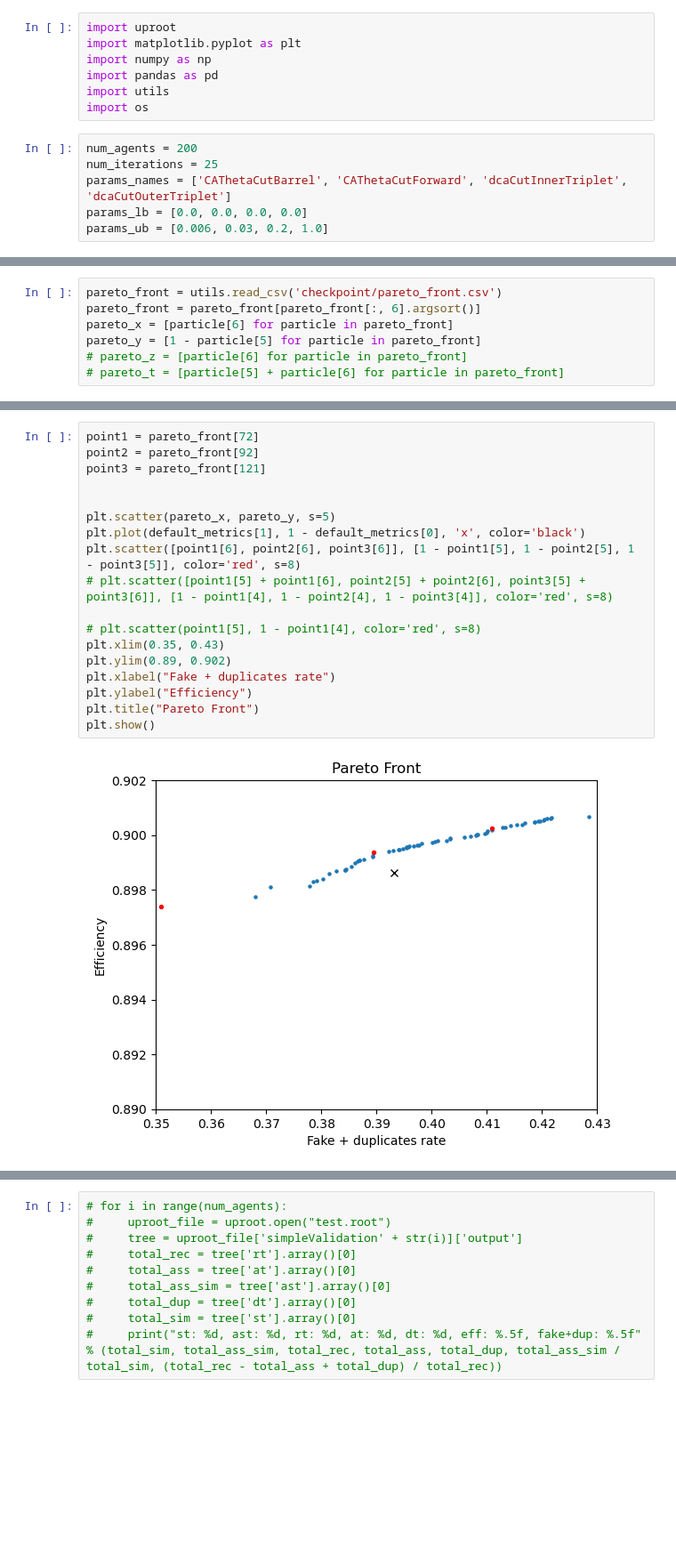
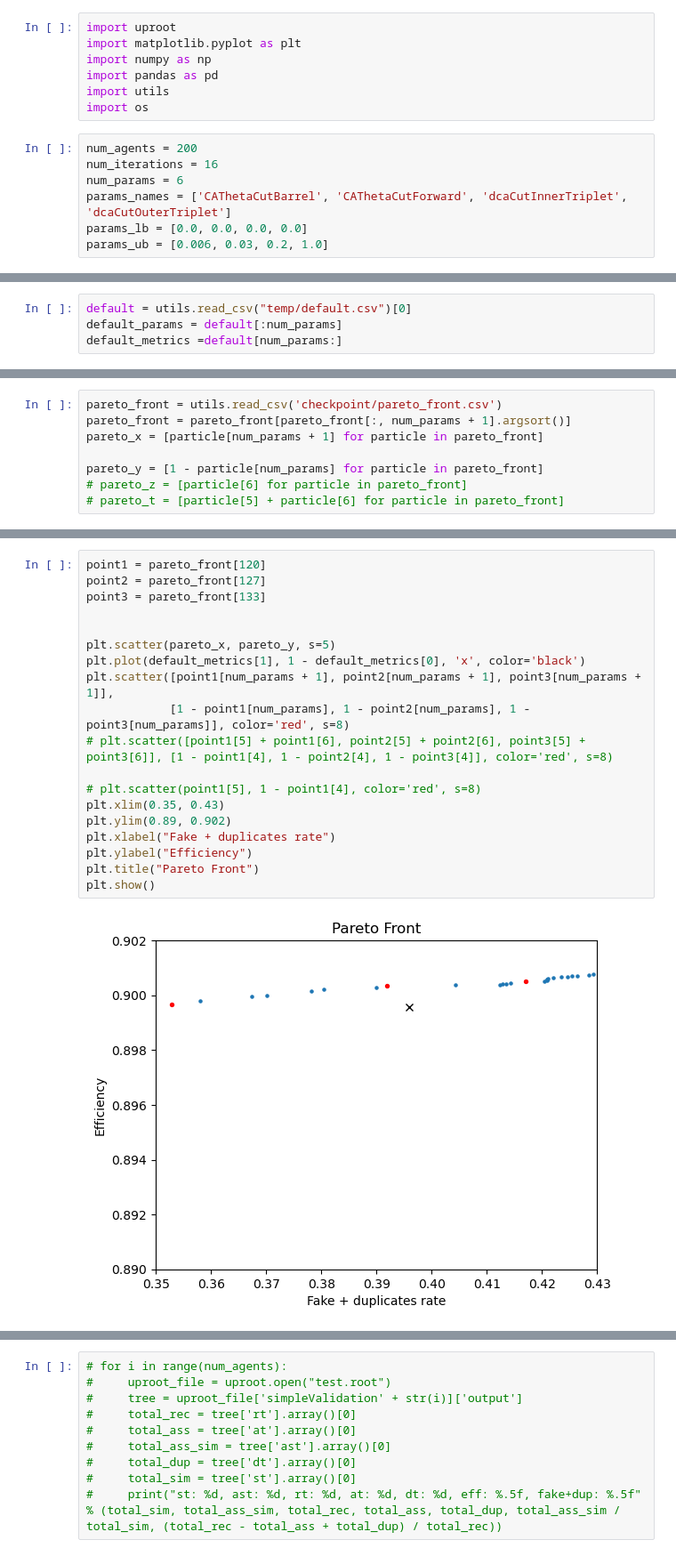
Before and after one commit to lguzzi/CA-parameter-tuning, a Jupyter notebook: plotting.ipynb, the cells around one changed output, grey strips where cells are left out. Shown at 89% size. Drawn from its saved outputs; the diff is of its cells as text; blank space fills up the shorter version.

```diff
--- a/plotting.ipynb
+++ b/plotting.ipynb
@@ -7,7 +7,8 @@ import utils
 import os
 # %%
 num_agents = 200
-num_iterations = 25
+num_iterations = 16
+num_params = 6
 params_names = ['CAThetaCutBarrel', 'CAThetaCutForward', 'dcaCutInnerTriplet', 'dcaCutOuterTriplet']
 params_lb = [0.0, 0.0, 0.0, 0.0]
 params_ub = [0.006, 0.03, 0.2, 1.0]
@@ -17 +15,5 @@ default_metrics = utils.read_csv("temp/default.csv")[0][5:]
+# %%
+default = utils.read_csv("temp/default.csv")[0]
+default_params = default[:num_params]
+default_metrics =default[num_params:]
 # %%
@@ -78,8 +45,9 @@ ani.save('history/params.gif', writer='pillow')
 # %%
 pareto_front = utils.read_csv('checkpoint/pareto_front.csv')
-pareto_front = pareto_front[pareto_front[:, 6].argsort()]
-pareto_x = [particle[6] for particle in pareto_front]
-pareto_y = [1 - particle[5] for particle in pareto_front]
+pareto_front = pareto_front[pareto_front[:, num_params + 1].argsort()]
+pareto_x = [particle[num_params + 1] for particle in pareto_front]
+
+pareto_y = [1 - particle[num_params] for particle in pareto_front]
 # pareto_z = [particle[6] for particle in pareto_front]
 # pareto_t = [particle[5] + particle[6] for particle in pareto_front]
 # %%
@@ -89,21 +57,22 @@ len(pareto_front)
 # %%
-point1 = pareto_front[72]
-point2 = pareto_front[92]
-point3 = pareto_front[121]
+point1 = pareto_front[120]
+point2 = pareto_front[127]
+point3 = pareto_front[133]
 
 
 plt.scatter(pareto_x, pareto_y, s=5)
 plt.plot(default_metrics[1], 1 - default_metrics[0], 'x', color='black')
-plt.scatter([point1[6], point2[6], point3[6]], [1 - point1[5], 1 - point2[5], 1 - point3[5]], color='red', s=8)
+plt.scatter([point1[num_params + 1], point2[num_params + 1], point3[num_params + 1]],
+            [1 - point1[num_params], 1 - point2[num_params], 1 - point3[num_params]], color='red', s=8)
 # plt.scatter([point1[5] + point1[6], point2[5] + point2[6], point3[5] + point3[6]], [1 - point1[4], 1 - point2[4], 1 - point3[4]], color='red', s=8)
 
 # plt.scatter(point1[5], 1 - point1[4], color='red', s=8)
 plt.xlim(0.35, 0.43)
 plt.ylim(0.89, 0.902)
 plt.xlabel("Fake + duplicates rate")
 plt.ylabel("Efficiency")
 plt.title("Pareto Front")
 plt.show()
 # %% [output]
-[figure, old version]
+[figure, new version]
 # %%
```
Also changed, not shown: parts of 10 cells of this notebook, 6 other files.
